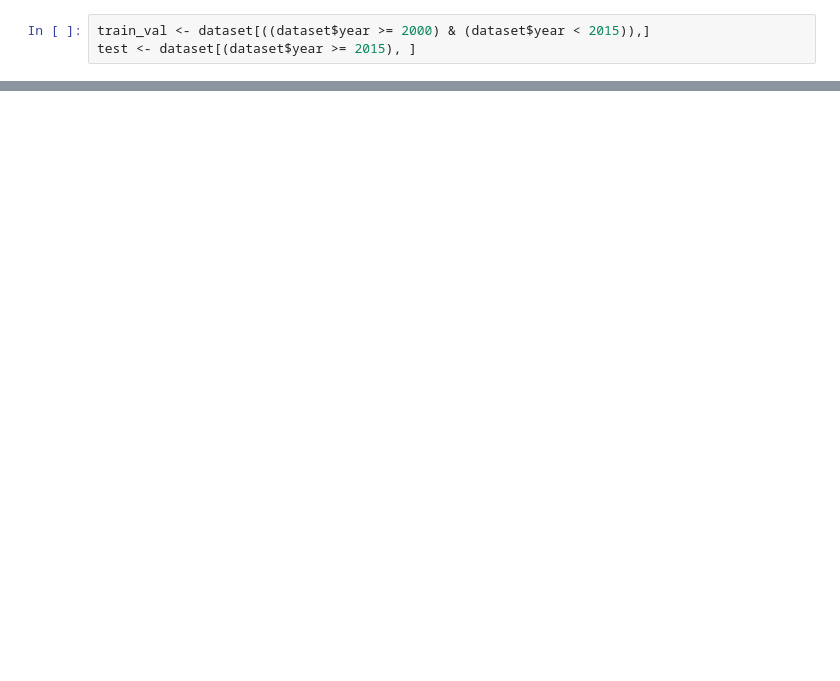
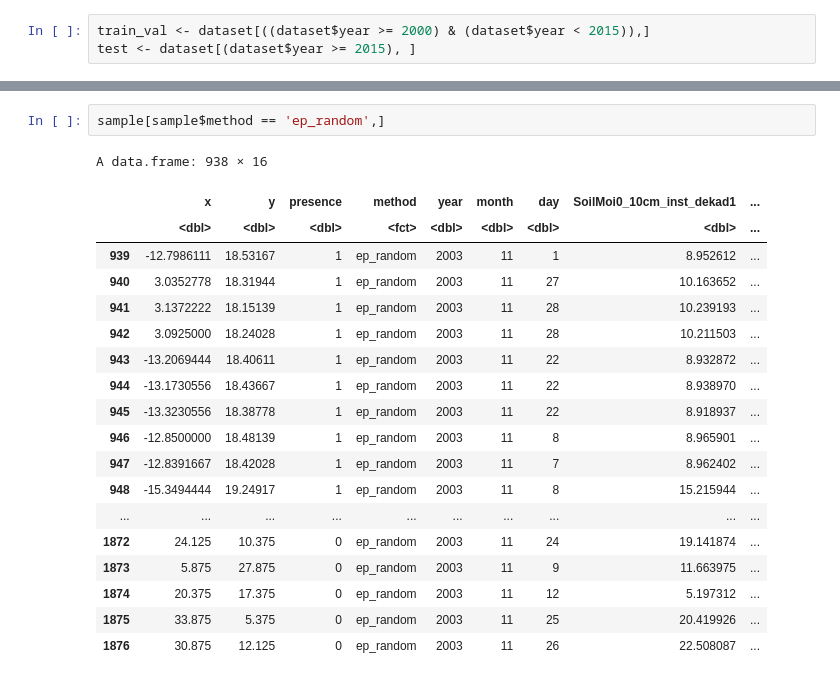
Before and after one commit to instadeepai/locust-predict, a Jupyter notebook: notebooks/Pseudo Absence Generation.ipynb, the cells around one changed output, grey strips where cells are left out. Saved outputs shown, nothing was run; the diff lists cells and outputs as text; blank space fills up the shorter version.

```diff
--- a/notebooks/Pseudo Absence Generation.ipynb
+++ b/notebooks/Pseudo Absence Generation.ipynb
@@ -470,0 +557,22 @@ Background km50 is too small for sampling and will be ignored
+# %%
+sample[sample$method == 'ep_random',]
+# %% [output]
+A data.frame: 938 × 16
+|  | x | y | presence | method | year | month | day | SoilMoi0_10cm_inst_dekad1 | ... |
+|  | <dbl> | <dbl> | <dbl> | <fct> | <dbl> | <dbl> | <dbl> | <dbl> | ... |
+| 939 | -12.7986111 | 18.53167 | 1 | ep_random | 2003 | 11 | 1 | 8.952612 | ... |
+| 940 | 3.0352778 | 18.31944 | 1 | ep_random | 2003 | 11 | 27 | 10.163652 | ... |
+| 941 | 3.1372222 | 18.15139 | 1 | ep_random | 2003 | 11 | 28 | 10.239193 | ... |
+| 942 | 3.0925000 | 18.24028 | 1 | ep_random | 2003 | 11 | 28 | 10.211503 | ... |
+| 943 | -13.2069444 | 18.40611 | 1 | ep_random | 2003 | 11 | 22 | 8.932872 | ... |
+| 944 | -13.1730556 | 18.43667 | 1 | ep_random | 2003 | 11 | 22 | 8.938970 | ... |
+| 945 | -13.3230556 | 18.38778 | 1 | ep_random | 2003 | 11 | 22 | 8.918937 | ... |
+| 946 | -12.8500000 | 18.48139 | 1 | ep_random | 2003 | 11 | 8 | 8.965901 | ... |
+| 947 | -12.8391667 | 18.42028 | 1 | ep_random | 2003 | 11 | 7 | 8.962402 | ... |
+| 948 | -15.3494444 | 19.24917 | 1 | ep_random | 2003 | 11 | 8 | 15.215944 | ... |
+| ... | ... | ... | ... | ... | ... | ... | ... | ... | ... |
+| 1872 | 24.125 | 10.375 | 0 | ep_random | 2003 | 11 | 24 | 19.141874 | ... |
+| 1873 | 5.875 | 27.875 | 0 | ep_random | 2003 | 11 | 9 | 11.663975 | ... |
+| 1874 | 20.375 | 17.375 | 0 | ep_random | 2003 | 11 | 12 | 5.197312 | ... |
+| 1875 | 33.875 | 5.375 | 0 | ep_random | 2003 | 11 | 25 | 20.419926 | ... |
+| 1876 | 30.875 | 12.125 | 0 | ep_random | 2003 | 11 | 26 | 22.508087 | ... |
```
Also changed, not shown: parts of 43 cells of this notebook, 2 other files.
